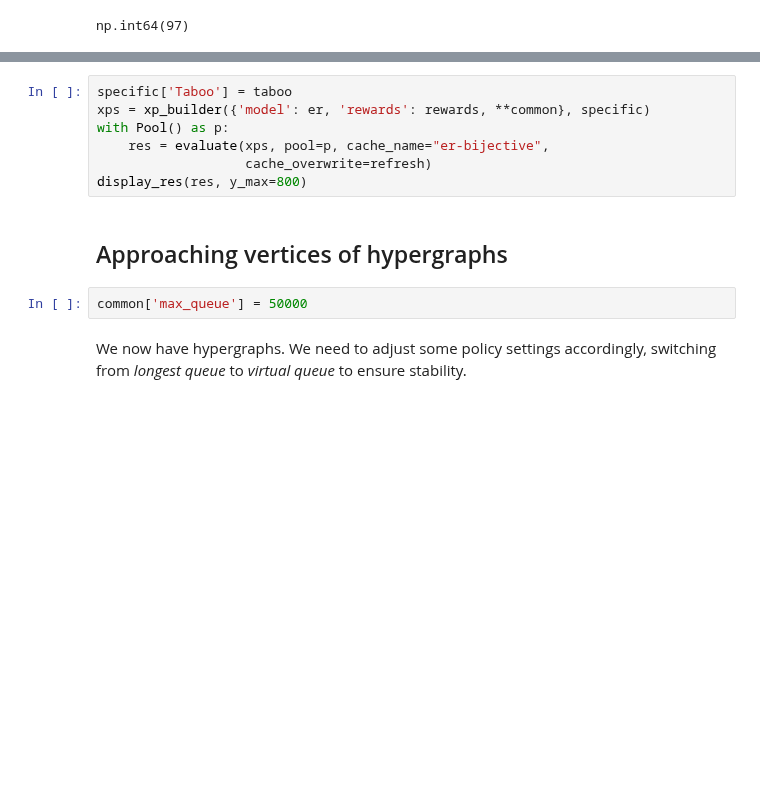
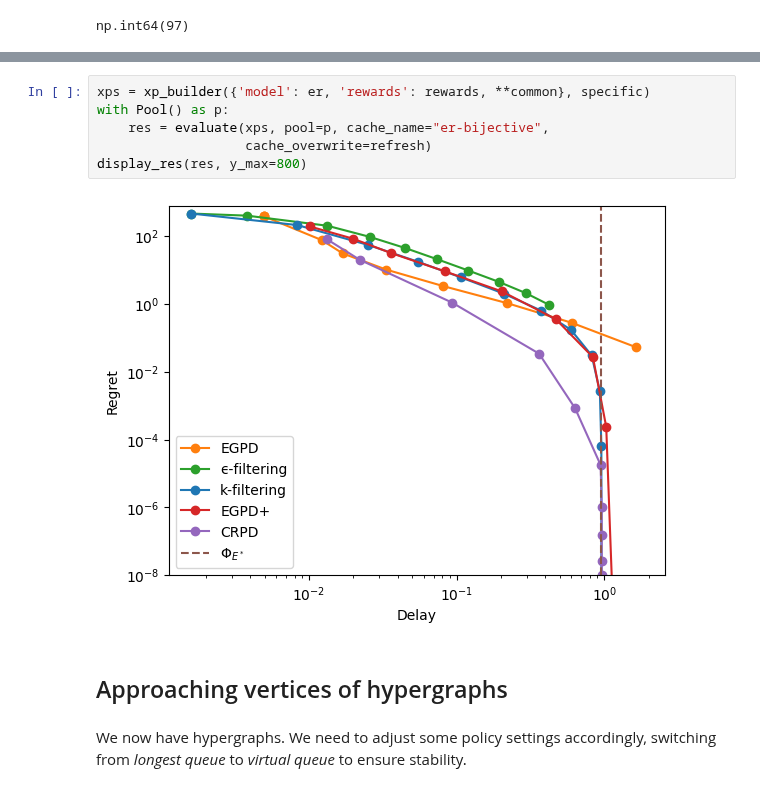
Before and after one commit to balouf/stochastic_matching, a Jupyter notebook: docs/companion/simulations.ipynb, the cells around one changed output, grey strips where cells are left out. Cells and saved outputs as stored; diff of their text form; blank space fills up the shorter version.

```diff
--- a/docs/companion/simulations.ipynb
+++ b/docs/companion/simulations.ipynb
@@ -223,14 +238,13 @@ np.sum(vertex>0)
 # %%
-specific['Taboo'] = taboo
 xps = xp_builder({'model': er, 'rewards': rewards, **common}, specific)
 with Pool() as p:
     res = evaluate(xps, pool=p, cache_name="er-bijective",
                    cache_overwrite=refresh)
 display_res(res, y_max=800)
+# %% [output]
+[figure, added]
 # %% [markdown]
 ## Approaching vertices of hypergraphs
-# %%
-common['max_queue'] = 50000
 # %% [markdown]
 We now have hypergraphs. We need to adjust some policy settings accordingly, switching from *longest queue* to *virtual queue* to ensure stability.
 # %%
```
Also changed, not shown: parts of 39 cells of this notebook, 10 other files.
